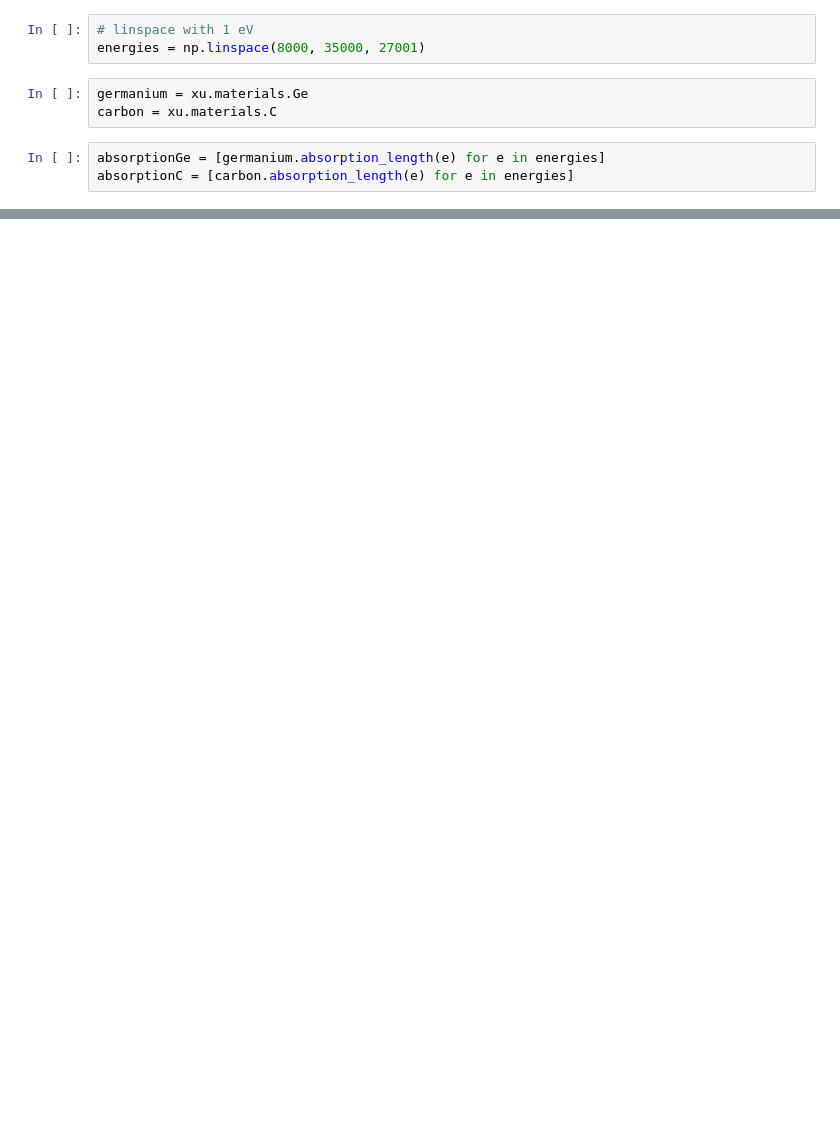
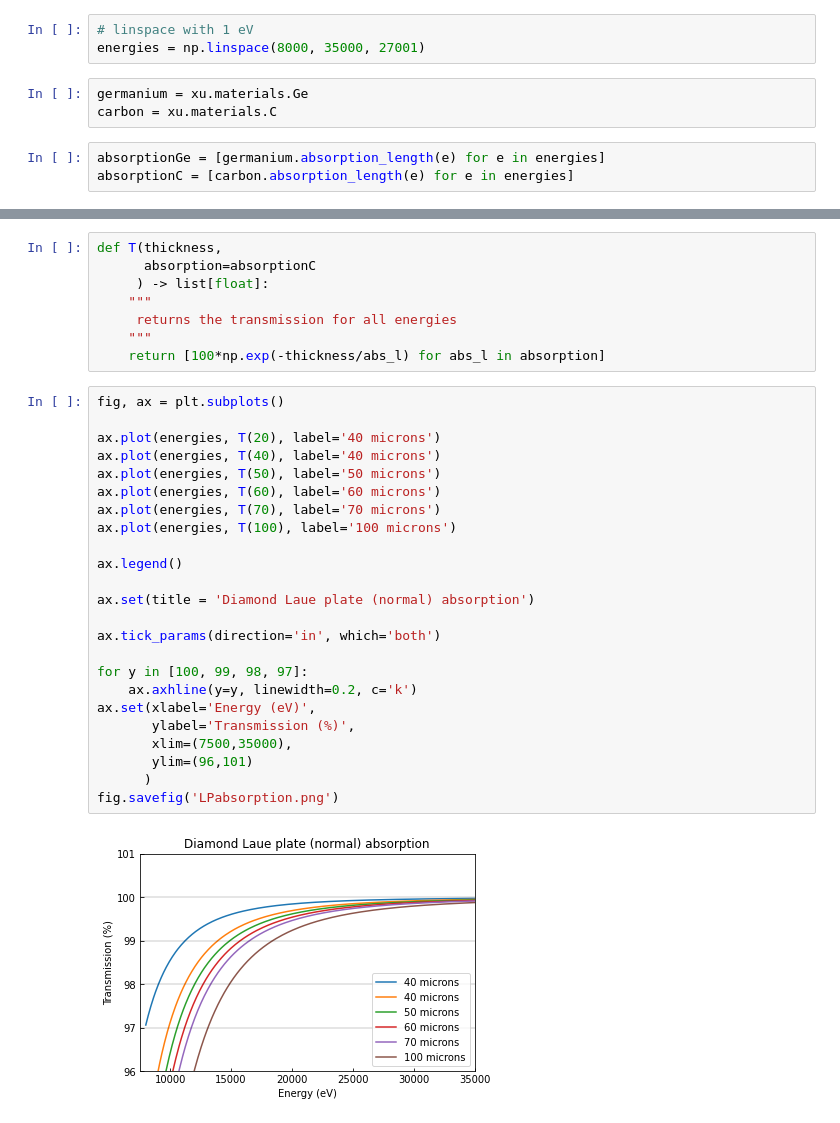
Before and after one commit to SinCrys/sincrys_ivu_gap, a Jupyter notebook: aborption_length.ipynb, the cells around one changed output, grey strips where cells are left out. Saved outputs shown, nothing was run; the diff lists cells and outputs as text; blank space fills up the shorter version.

```diff
--- a/aborption_length.ipynb
+++ b/aborption_length.ipynb
@@ -49,0 +51,34 @@ ax.legend()
+# %%
+def T(thickness,
+      absorption=absorptionC
+     ) -> list[float]:
+    """
+     returns the transmission for all energies
+    """
+    return [100*np.exp(-thickness/abs_l) for abs_l in absorption]
+# %%
+fig, ax = plt.subplots()
+
+ax.plot(energies, T(20), label='40 microns')
+ax.plot(energies, T(40), label='40 microns')
+ax.plot(energies, T(50), label='50 microns')
+ax.plot(energies, T(60), label='60 microns')
+ax.plot(energies, T(70), label='70 microns')
+ax.plot(energies, T(100), label='100 microns')
+
+ax.legend()
+
+ax.set(title = 'Diamond Laue plate (normal) absorption')
+
+ax.tick_params(direction='in', which='both')
+
+for y in [100, 99, 98, 97]:
+    ax.axhline(y=y, linewidth=0.2, c='k')
+ax.set(xlabel='Energy (eV)',
+       ylabel='Transmission (%)',
+       xlim=(7500,35000),
+       ylim=(96,101)
+      )
+fig.savefig('LPabsorption.png')
+# %% [output]
+[figure, added]
```
Also changed, not shown: parts of 4 cells of this notebook, 1 other file.
